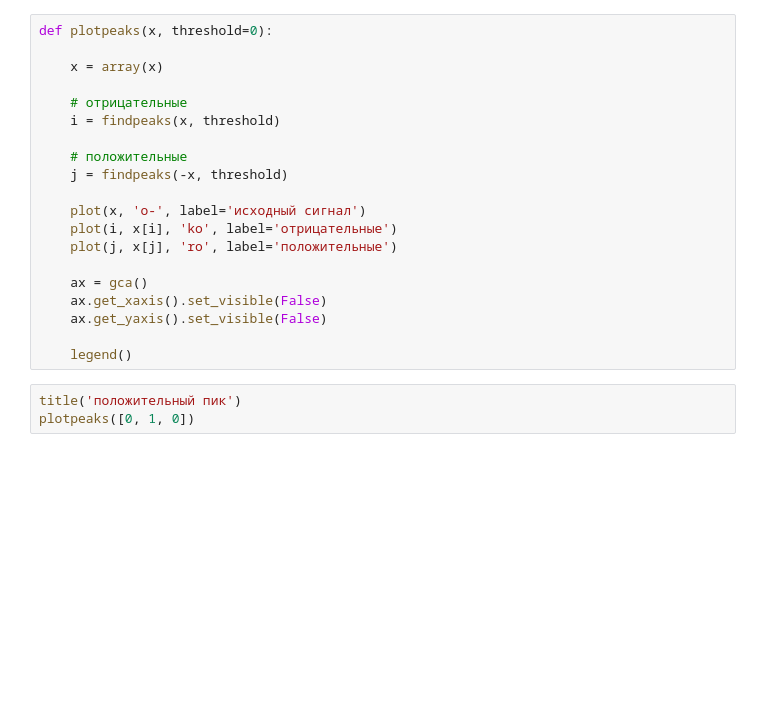
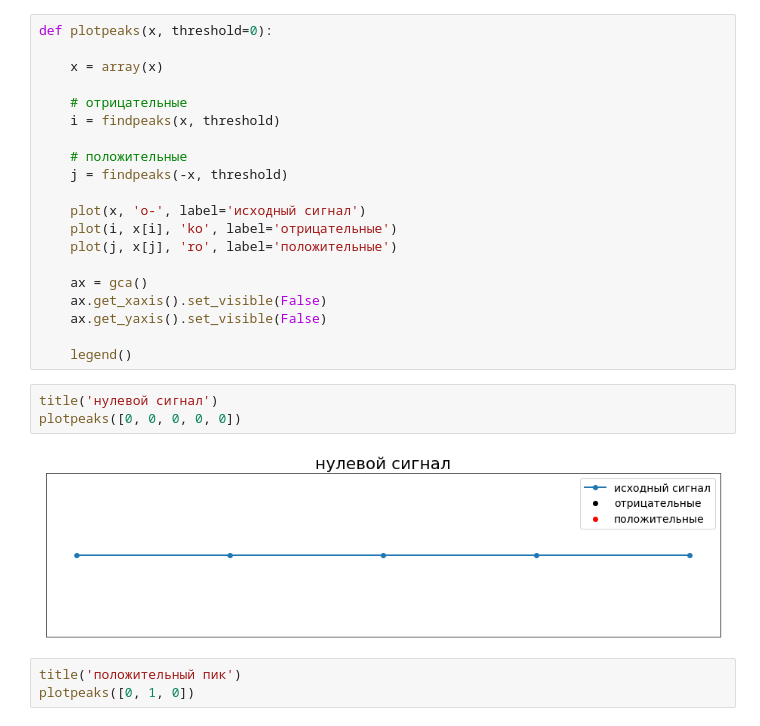
Before and after one commit to kokostek/jupyter-notebooks, a Jupyter notebook: FindPeaks.ipynb, the cells around one changed output. Saved outputs shown, nothing was run; the diff lists cells and outputs as text; blank space fills up the shorter version.

```diff
--- a/FindPeaks.ipynb
+++ b/FindPeaks.ipynb
@@ -71,6 +71,11 @@ def plotpeaks(x, threshold=0):
     ax.get_yaxis().set_visible(False)
 
     legend()
+# %%
+title('нулевой сигнал')
+plotpeaks([0, 0, 0, 0, 0])
+# %% [output]
+[figure, added]
 # %%
 title('положительный пик')
 plotpeaks([0, 1, 0])
```
Also changed, not shown: parts of 2 cells of this notebook.
